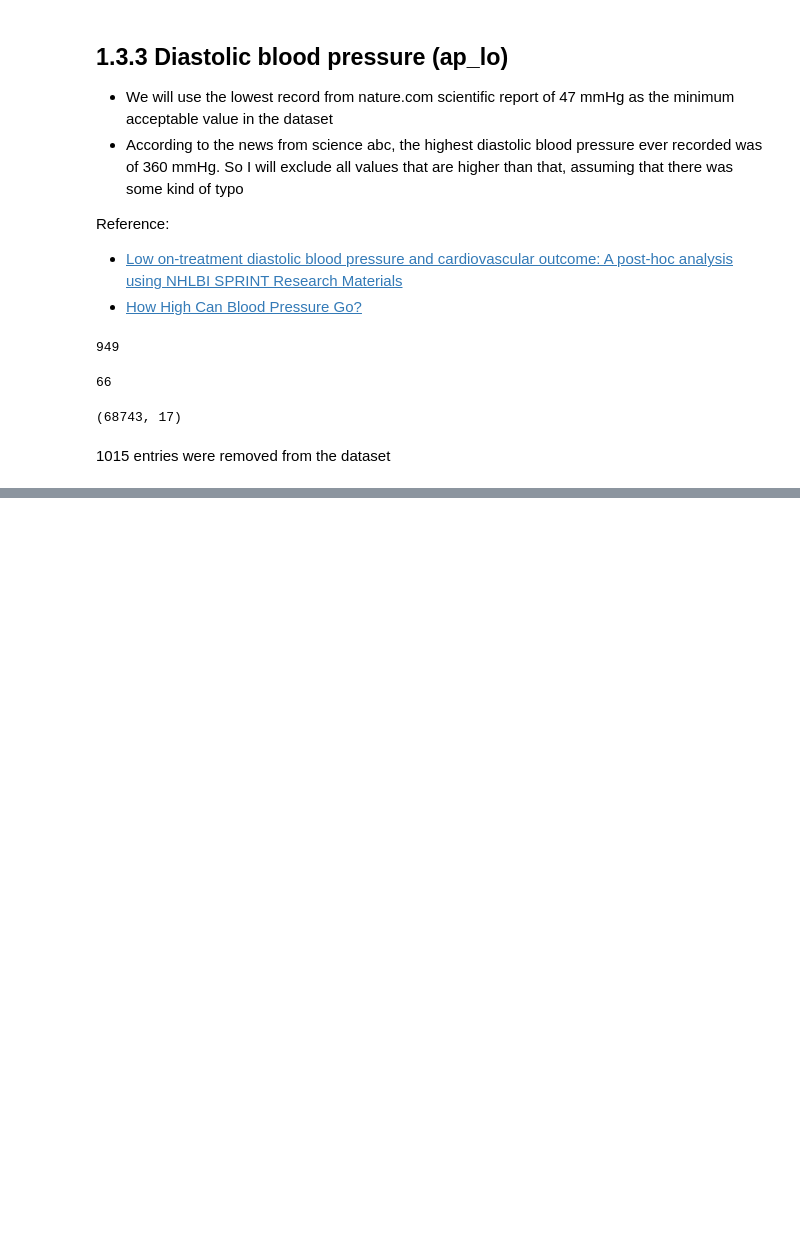
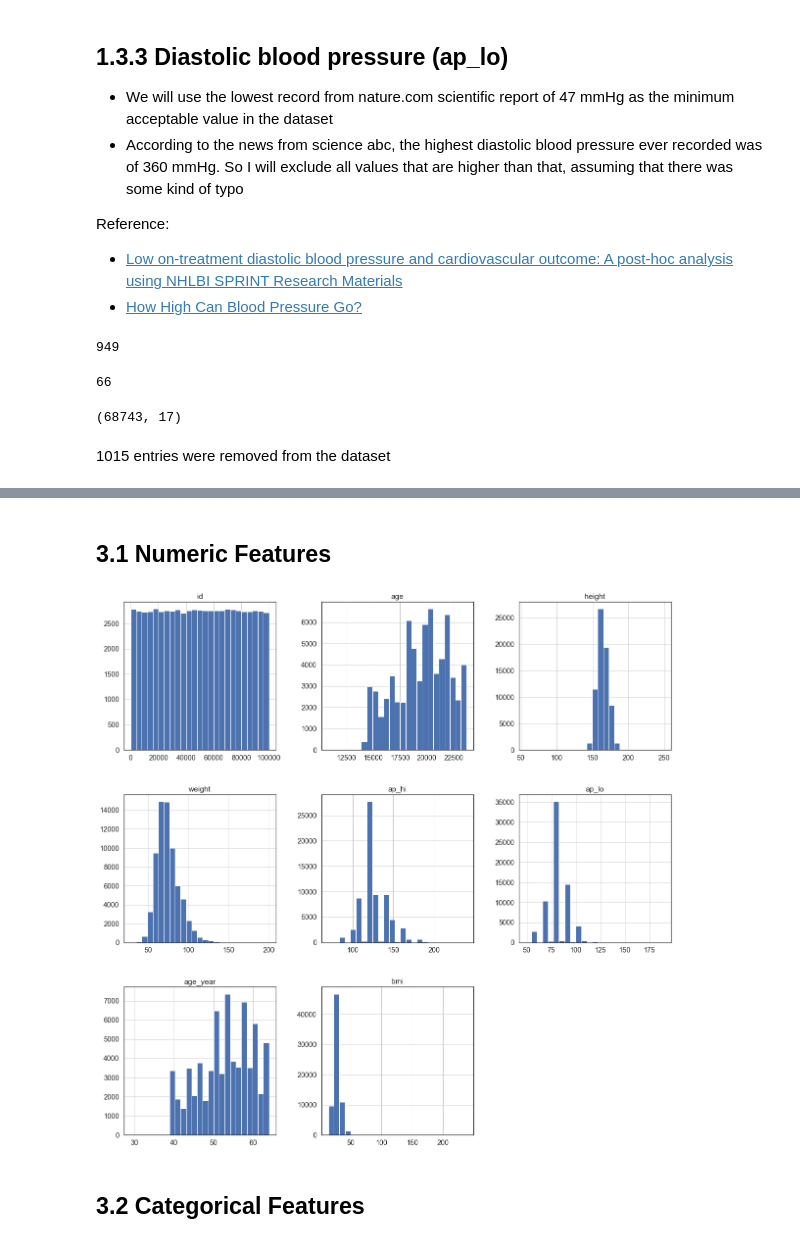
Before and after one commit to henriqueumeda/cardio-catch-diseases, a Jupyter notebook: Cardio Catch Diseases.ipynb, the cells around one changed output, grey strips where cells are left out. Saved outputs shown, nothing was run; the diff lists cells and outputs as text; code cells hidden in the pictures; blank space fills up the shorter version.

Commit message:
Created the data visualization part

```diff
--- a/Cardio Catch Diseases.ipynb
+++ b/Cardio Catch Diseases.ipynb
@@ -224,7 +215,7 @@ Reference:
 * [Understanding Your BMI Result](https://www.truthaboutweight.global/global/en/support/whats-your-body-mass-index-bmi.html?unit=metric&height=152&weight=34&bmi=14.72)
 * [Equation Editor for online mathematics](https://latex.codecogs.com/)
 # %%
-df['bmi_class'] = ['underweight' if x < 18.5 else 'normal' if x < 25 else 'overweight' if x < 30 else 'obesity' for x in df['bmi']]
+df['bmi_class'] = [1 if x < 18.5 else 2 if x < 25 else 3 if x < 30 else 4 for x in df['bmi']]
 df.head()
 # %% [output]
 |  | id | age | gender | height | weight | ap_hi | ap_lo | cholesterol | gluc | smoke | alco | ... |
@@ -339,0 +401,4 @@ df.shape
+# %%
+cate_cols = ['gender', 'cholesterol', 'gluc', 'smoke', 'alco', 'active', 'bmi_class', 'hypertension', 'cardio']
+df[cate_cols] = df[cate_cols].astype('category')
+df.describe()
@@ -339,0 +415,9 @@ df.shape
+# %% [markdown]
+## 3.1 Numeric Features <a class='anchor' id='3.1'></a>
+# %%
+sns.set(style='white',font_scale=1.3, rc={'figure.figsize':(20,20)})
+ax=df.hist(bins=25)
+# %% [output]
+[figure, added]
+# %% [markdown]
+## 3.2 Categorical Features <a class='anchor' id='3.2'></a>
```
Also changed, not shown: parts of 50 cells of this notebook.
